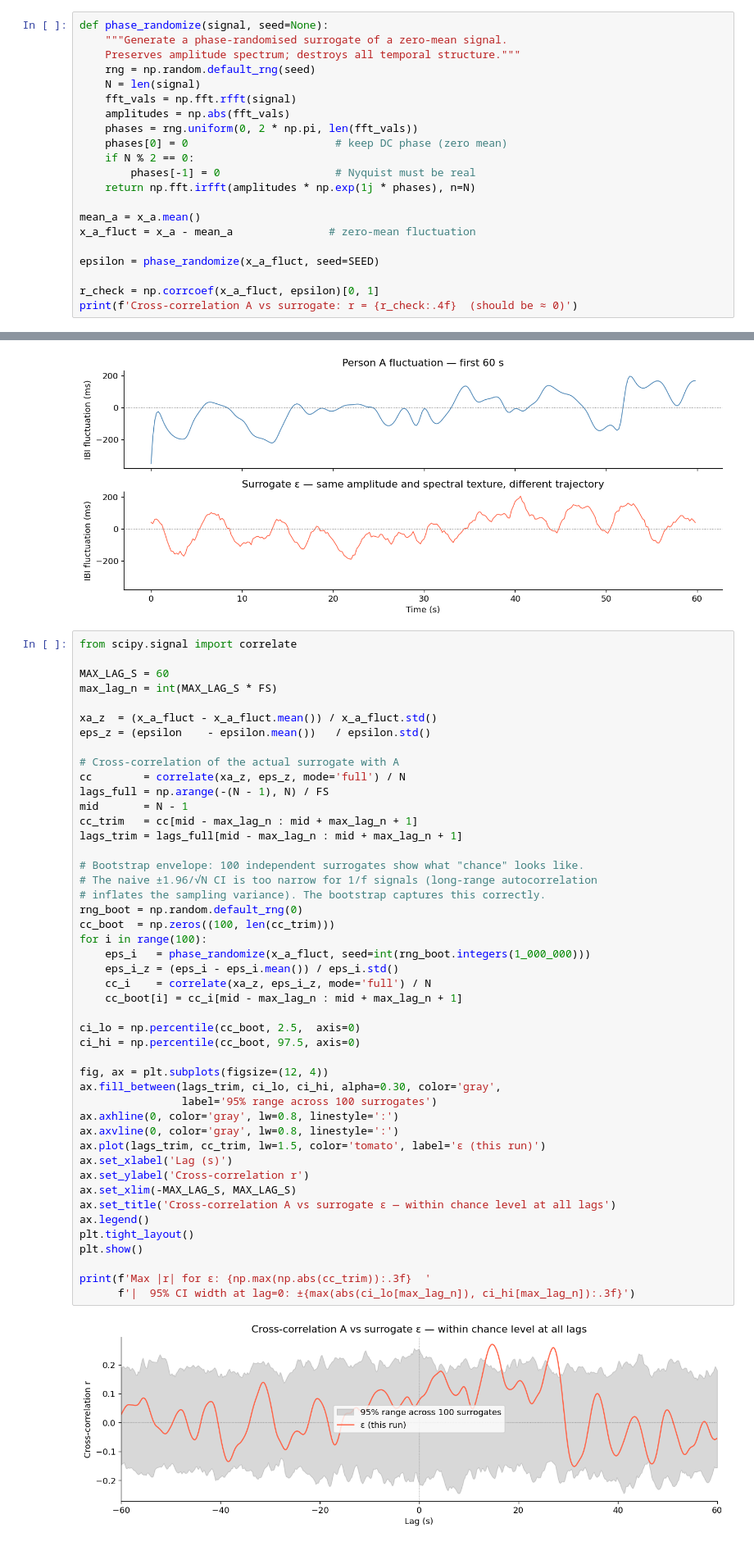
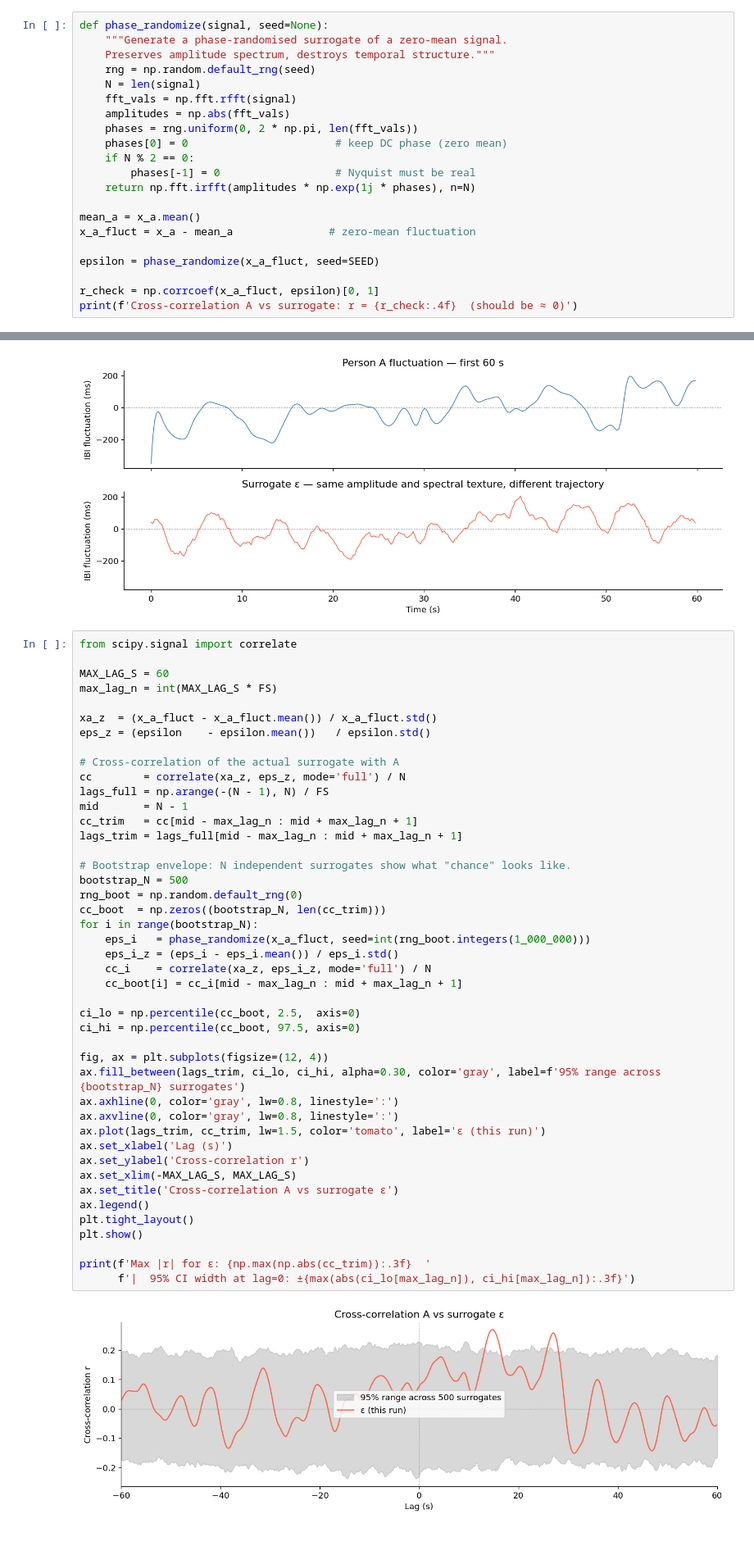
Before and after one commit to wunderwald/BioSync, a Jupyter notebook: simulated_data/simulated_data.ipynb, the cells around one changed output, grey strips where cells are left out. Shown at 82% size. Cells and saved outputs as stored; diff of their text form.

```diff
--- a/simulated_data/simulated_data.ipynb
+++ b/simulated_data/simulated_data.ipynb
@@ -129,7 +129,7 @@ an identical power spectrum but zero cross-correlation with A.
 # %%
 def phase_randomize(signal, seed=None):
     """Generate a phase-randomised surrogate of a zero-mean signal.
-    Preserves amplitude spectrum; destroys all temporal structure."""
+    Preserves amplitude spectrum, destroys temporal structure."""
     rng = np.random.default_rng(seed)
     N = len(signal)
     fft_vals = np.fft.rfft(signal)
@@ -200,39 +200,37 @@ eps_z = (epsilon    - epsilon.mean())   / epsilon.std()
 # Cross-correlation of the actual surrogate with A
 cc        = correlate(xa_z, eps_z, mode='full') / N
 lags_full = np.arange(-(N - 1), N) / FS
 mid       = N - 1
 cc_trim   = cc[mid - max_lag_n : mid + max_lag_n + 1]
 lags_trim = lags_full[mid - max_lag_n : mid + max_lag_n + 1]
 
-# Bootstrap envelope: 100 independent surrogates show what "chance" looks like.
-# The naive ±1.96/√N CI is too narrow for 1/f signals (long-range autocorrelation
-# inflates the sampling variance). The bootstrap captures this correctly.
+# Bootstrap envelope: N independent surrogates show what "chance" looks like.
+bootstrap_N = 500
 rng_boot = np.random.default_rng(0)
-cc_boot  = np.zeros((100, len(cc_trim)))
-for i in range(100):
+cc_boot  = np.zeros((bootstrap_N, len(cc_trim)))
+for i in range(bootstrap_N):
     eps_i   = phase_randomize(x_a_fluct, seed=int(rng_boot.integers(1_000_000)))
     eps_i_z = (eps_i - eps_i.mean()) / eps_i.std()
     cc_i    = correlate(xa_z, eps_i_z, mode='full') / N
     cc_boot[i] = cc_i[mid - max_lag_n : mid + max_lag_n + 1]
 
 ci_lo = np.percentile(cc_boot, 2.5,  axis=0)
 ci_hi = np.percentile(cc_boot, 97.5, axis=0)
 
 fig, ax = plt.subplots(figsize=(12, 4))
-ax.fill_between(lags_trim, ci_lo, ci_hi, alpha=0.30, color='gray',
-                label='95% range across 100 surrogates')
+ax.fill_between(lags_trim, ci_lo, ci_hi, alpha=0.30, color='gray', label=f'95% range across {bootstrap_N} surrogates')
 ax.axhline(0, color='gray', lw=0.8, linestyle=':')
 ax.axvline(0, color='gray', lw=0.8, linestyle=':')
 ax.plot(lags_trim, cc_trim, lw=1.5, color='tomato', label='ε (this run)')
 ax.set_xlabel('Lag (s)')
 ax.set_ylabel('Cross-correlation r')
 ax.set_xlim(-MAX_LAG_S, MAX_LAG_S)
-ax.set_title('Cross-correlation A vs surrogate ε — within chance level at all lags')
+ax.set_title('Cross-correlation A vs surrogate ε')
 ax.legend()
 plt.tight_layout()
 plt.show()
 
 print(f'Max |r| for ε: {np.max(np.abs(cc_trim)):.3f}  '
       f'|  95% CI width at lag=0: ±{max(abs(ci_lo[max_lag_n]), ci_hi[max_lag_n]):.3f}')
 # %% [output]
-[figure, old version]
+[figure, new version]
```
Also changed, not shown: parts of 4 cells of this notebook.
